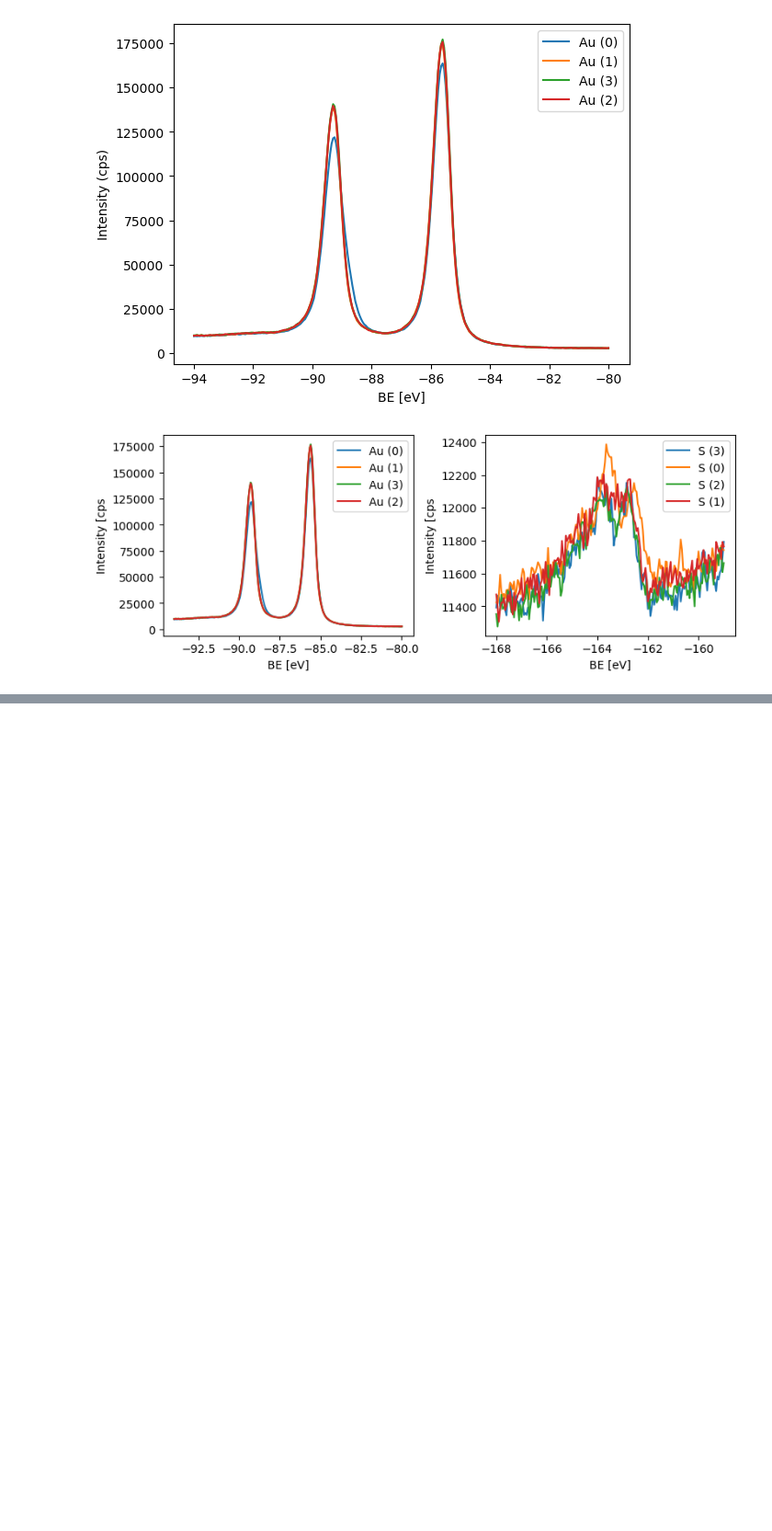
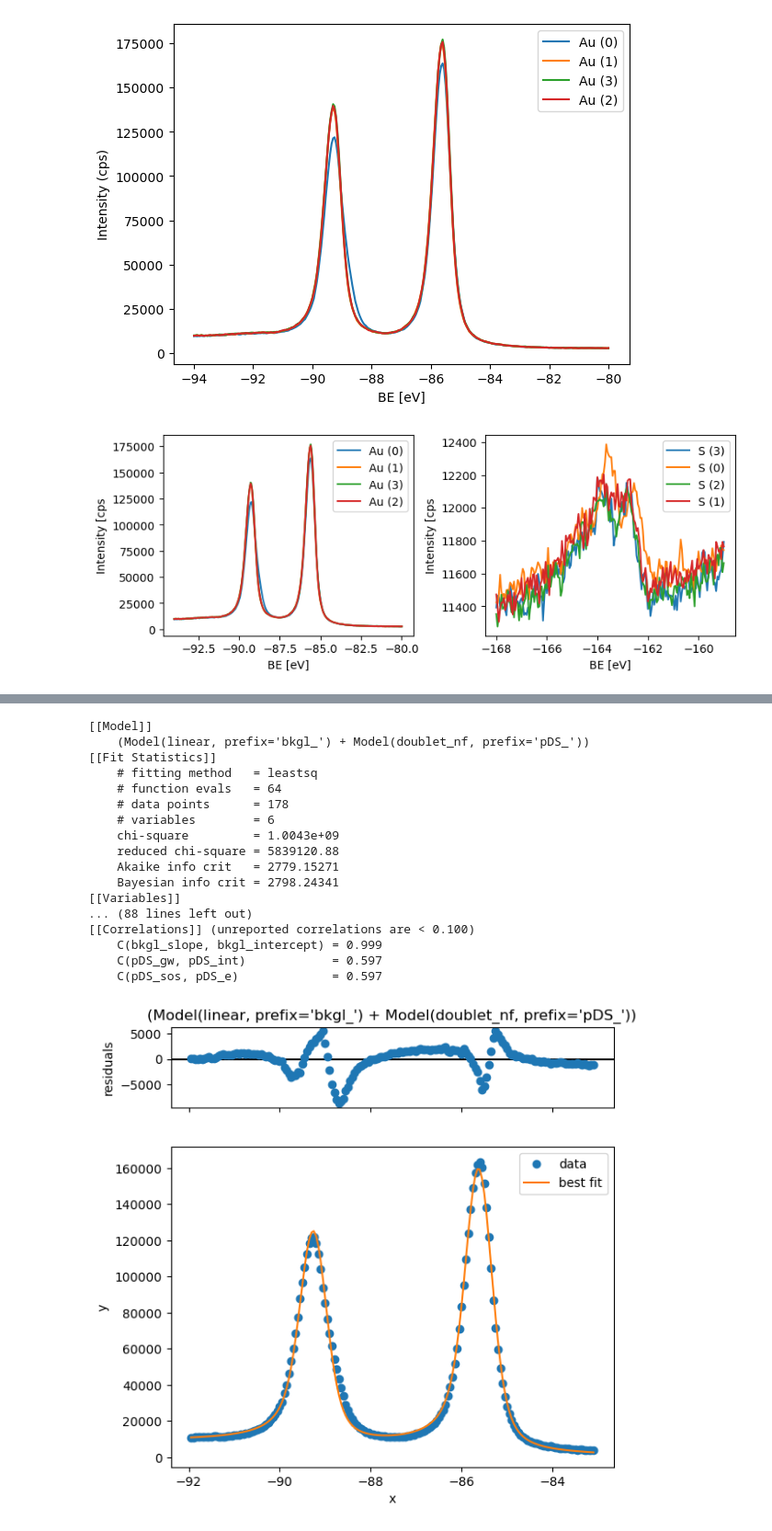
Before and after one commit to JulioAzcarate/pyFitXPS, a Jupyter notebook: examples/pruevas_varias.ipynb, the cells around one changed output, grey strips where cells are left out. Shown: that part at 92% size. Drawn from its saved outputs; the diff is of its cells as text; code cells hidden in the pictures; blank space fills up the shorter version.

```diff
--- a/examples/pruevas_varias.ipynb
+++ b/examples/pruevas_varias.ipynb
@@ -130,0 +191,24 @@ sp.plot_all_regions_in(exper_dict,all_regio_to_plot,energy_scale)
+# %%
+list_of_regions = ['Au (0)', 'Au (1)', 'Au (2)', 'Au (3)']
+
+for region in list_of_regions:
+    fit_all_Au4f_in(Au_MeMBA_5min,region, 3.65,'BE', -92,-83)
+# %% [output]
+[[Model]]
+    (Model(linear, prefix='bkgl_') + Model(doublet_nf, prefix='pDS_'))
+[[Fit Statistics]]
+    # fitting method   = leastsq
+    # function evals   = 64
+    # data points      = 178
+    # variables        = 6
+    chi-square         = 1.0043e+09
+    reduced chi-square = 5839120.88
+    Akaike info crit   = 2779.15271
+    Bayesian info crit = 2798.24341
+[[Variables]]
+... (88 lines left out)
+[[Correlations]] (unreported correlations are < 0.100)
+    C(bkgl_slope, bkgl_intercept) = 0.999
+    C(pDS_gw, pDS_int)            = 0.597
+    C(pDS_sos, pDS_e)             = 0.597
+[figure, added]
```
Also changed, not shown: parts of 8 cells of this notebook, 1 other file.
